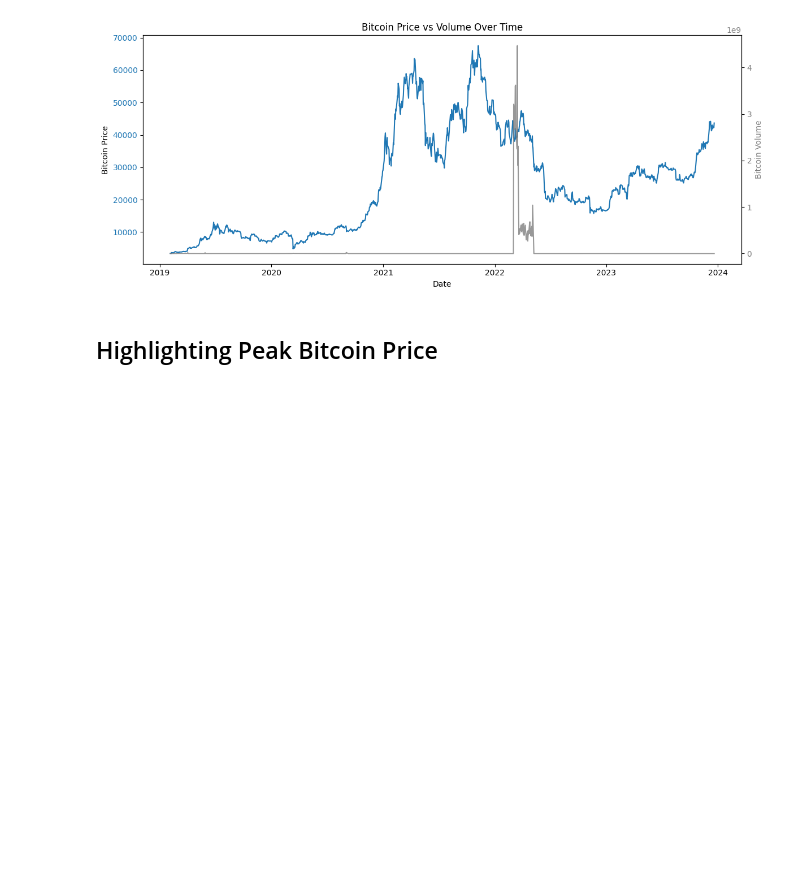
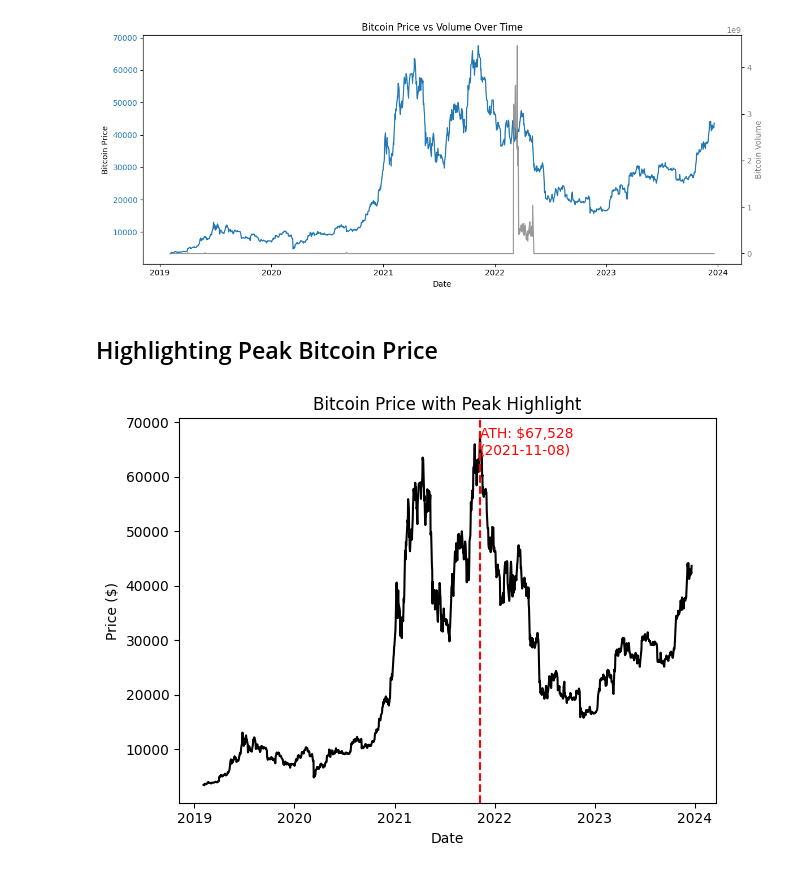
Before and after one commit to HABUDANHAYABK/Bitcoin-trends-analysis, a Jupyter notebook: notebooks/Visualization.ipynb, the cells around one changed output. Cells and saved outputs as stored; diff of their text form; code cells hidden in the pictures; blank space fills up the shorter version.

```diff
--- a/notebooks/Visualization.ipynb
+++ b/notebooks/Visualization.ipynb
@@ -128,3 +128,25 @@ plt.show()
 [figure]
 # %% [markdown]
 ## Highlighting Peak Bitcoin Price
+# %%
+max_idx = bitcoin['bitcoin_price'].idxmax()
+max_date = bitcoin.loc[max_idx, 'date']
+max_price = bitcoin.loc[max_idx, 'bitcoin_price']
+
+plt.Figure(figsize=(12, 5))
+sns.lineplot(data = bitcoin,
+             x ='date',
+             y='bitcoin_price',
+             color = 'black')
+plt.axvline(max_date, color = 'red', linestyle ='--')
+plt.text(max_date, max_price*0.95, f'ATH: ${max_price:,.0f}\n({max_date.date()})',
+         color ='red', fontsize =10, ha='left')
+
+plt.title("Bitcoin Price with Peak Highlight")
+plt.xlabel("Date")
+plt.ylabel("Price ($)")
+plt.tight_layout()
+
+plt.show()
+# %% [output]
+[figure, added]
```
